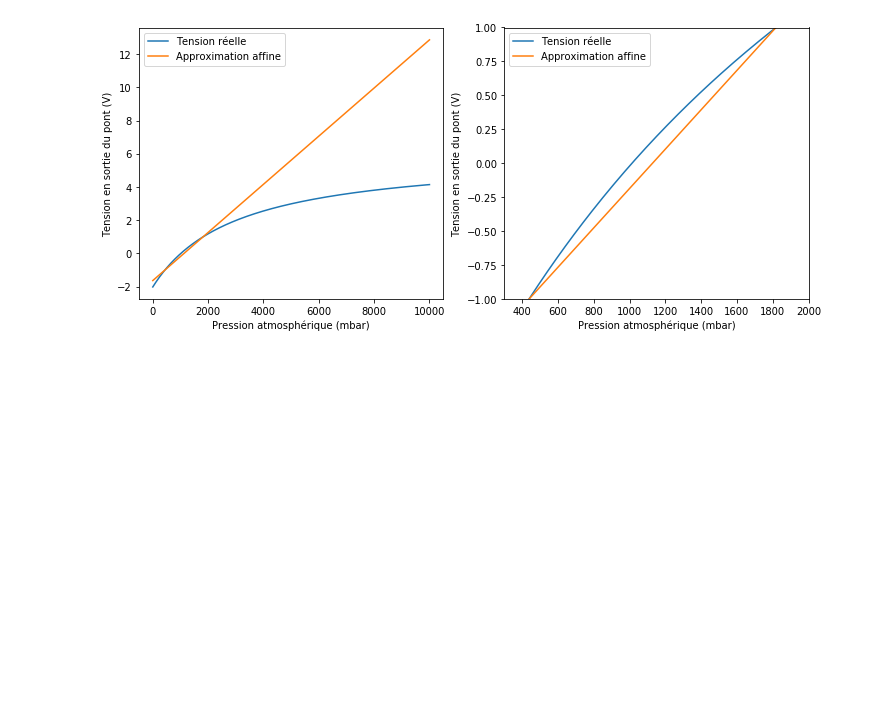
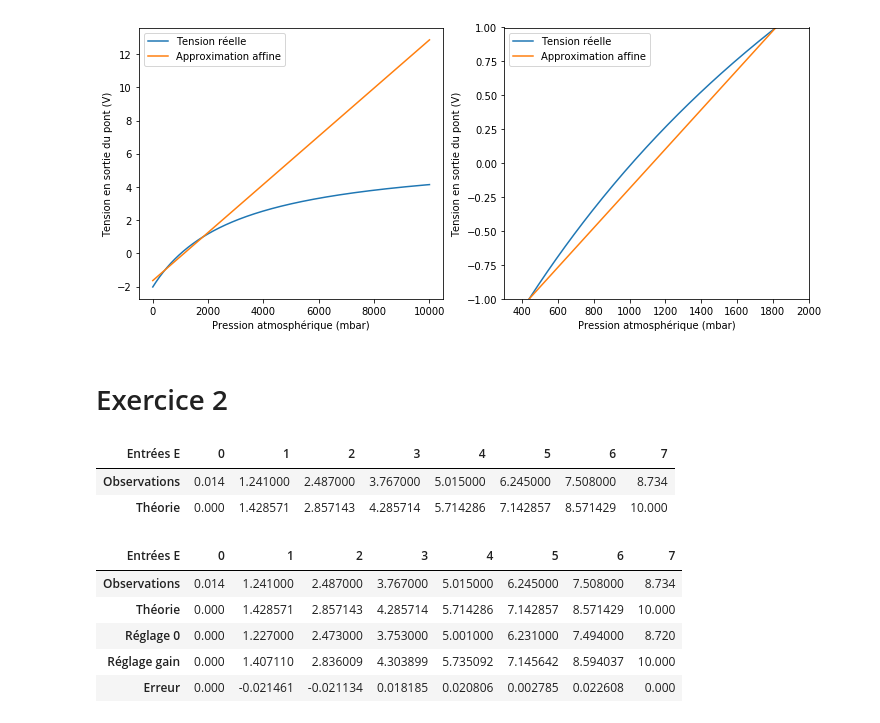
Before and after one commit to hugolmn/p20, a Jupyter notebook: AI06/TD01.ipynb, the cells around one changed output. Cells and saved outputs as stored; diff of their text form; code cells hidden in the pictures; blank space fills up the shorter version.

Commit message:
Exercice 2 TD01 AI06

```diff
--- a/AI06/TD01.ipynb
+++ b/AI06/TD01.ipynb
@@ -161,3 +161,29 @@ plt.legend()
 plt.show()
 # %% [output]
 [figure]
+# %% [markdown]
+# Exercice 2
+# %%
+df = pd.DataFrame({
+    'Entrées E': np.arange(0, 8, 1),
+    'Observations': [0.014, 1.241, 2.487, 3.767, 5.015, 6.245, 7.508, 8.734]
+}).set_index('Entrées E')
+
+df['Théorie'] = np.linspace(0, 10, num = df.shape[0])
+df.T
+# %% [output]
+| Entrées E | 0 | 1 | 2 | 3 | 4 | 5 | 6 | 7 |
+| Observations | 0.014 | 1.241000 | 2.487000 | 3.767000 | 5.015000 | 6.245000 | 7.508000 | 8.734 |
+| Théorie | 0.000 | 1.428571 | 2.857143 | 4.285714 | 5.714286 | 7.142857 | 8.571429 | 10.000 |
+# %%
+df['Réglage 0'] = df['Observations'] - df.loc[0, 'Observations']
+df['Réglage gain'] = df['Réglage 0'] * 10 / df.loc[len(df)-1, 'Réglage 0']
+df['Erreur'] = df['Réglage gain'] - df['Théorie']
+df.T
+# %% [output]
+| Entrées E | 0 | 1 | 2 | 3 | 4 | 5 | 6 | 7 |
+| Observations | 0.014 | 1.241000 | 2.487000 | 3.767000 | 5.015000 | 6.245000 | 7.508000 | 8.734 |
+| Théorie | 0.000 | 1.428571 | 2.857143 | 4.285714 | 5.714286 | 7.142857 | 8.571429 | 10.000 |
+| Réglage 0 | 0.000 | 1.227000 | 2.473000 | 3.753000 | 5.001000 | 6.231000 | 7.494000 | 8.720 |
+| Réglage gain | 0.000 | 1.407110 | 2.836009 | 4.303899 | 5.735092 | 7.145642 | 8.594037 | 10.000 |
+| Erreur | 0.000 | -0.021461 | -0.021134 | 0.018185 | 0.020806 | 0.002785 | 0.022608 | 0.000 |
```
